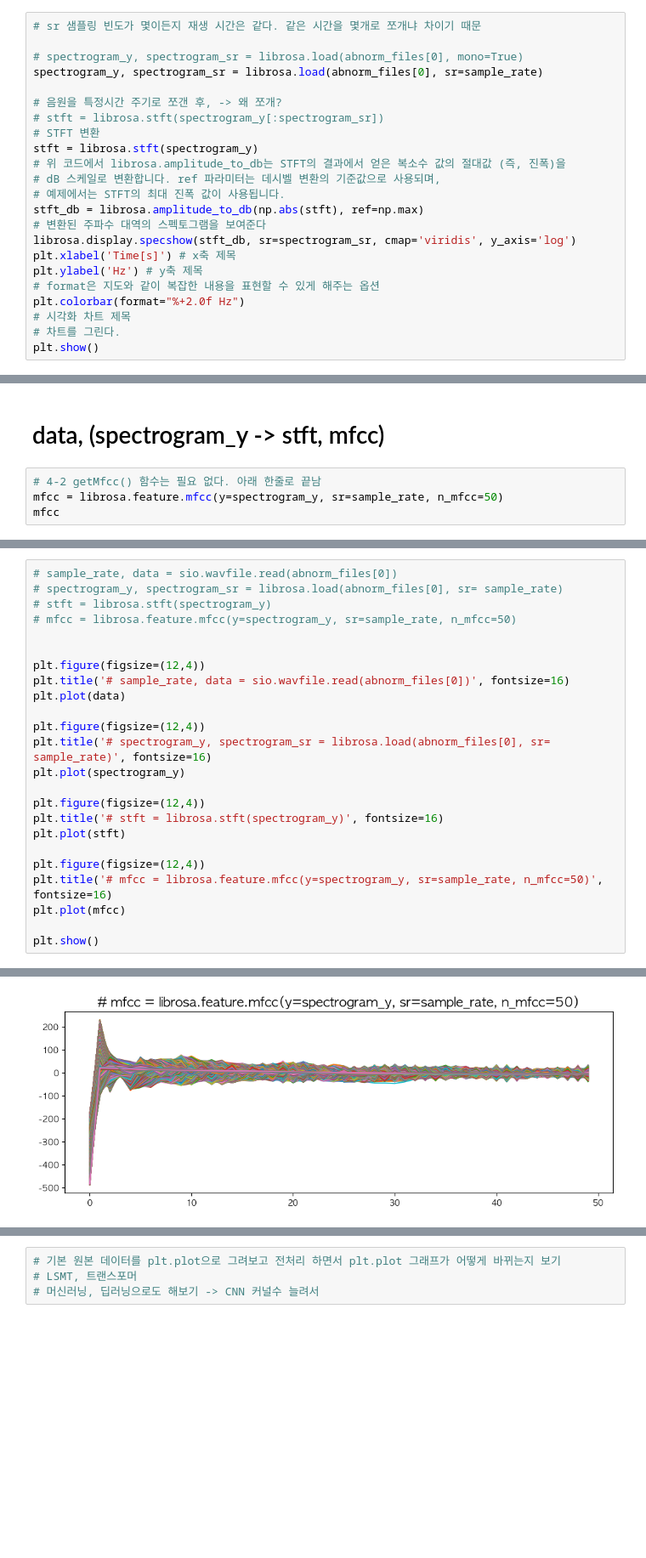
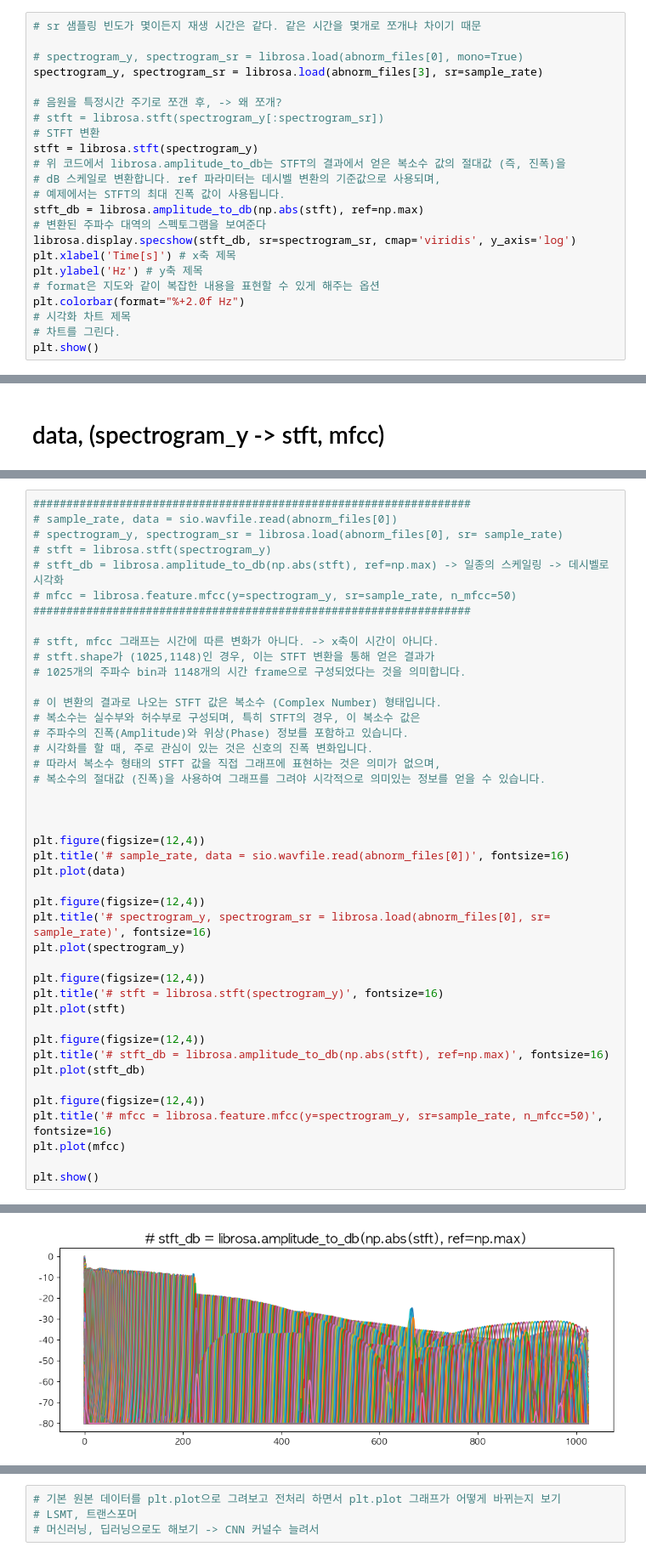
Before and after one commit to ParkSungHyon/audio_lstm, a Jupyter notebook: audio_lstm.ipynb, the cells around one changed output, grey strips where cells are left out. Shown at 85% size. Saved outputs shown, nothing was run; the diff lists cells and outputs as text; blank space fills up the shorter version.

```diff
--- a/audio_lstm.ipynb
+++ b/audio_lstm.ipynb
@@ -124,7 +124,7 @@ plt.plot(data[500000:])
 # sr 샘플링 빈도가 몇이든지 재생 시간은 같다. 같은 시간을 몇개로 쪼개냐 차이기 때문
 
 # spectrogram_y, spectrogram_sr = librosa.load(abnorm_files[0], mono=True)
-spectrogram_y, spectrogram_sr = librosa.load(abnorm_files[0], sr=sample_rate)
+spectrogram_y, spectrogram_sr = librosa.load(abnorm_files[3], sr=sample_rate)
 
 # 음원을 특정시간 주기로 쪼갠 후, -> 왜 쪼개?
 # stft = librosa.stft(spectrogram_y[:spectrogram_sr])
@@ -277,7 +293,3 @@ mfcc Shape[0]:  50
 mfcc Shape[1]:  1148
 # %% [markdown]
 # data, (spectrogram_y -> stft, mfcc)
-# %%
-# 4-2 getMfcc() 함수는 필요 없다. 아래 한줄로 끝남
-mfcc = librosa.feature.mfcc(y=spectrogram_y, sr=sample_rate, n_mfcc=50)
-mfcc
@@ -302,29 +302,48 @@ mfcc.shape
 # %%
+##################################################################
 # sample_rate, data = sio.wavfile.read(abnorm_files[0])
 # spectrogram_y, spectrogram_sr = librosa.load(abnorm_files[0], sr= sample_rate)
 # stft = librosa.stft(spectrogram_y)
+# stft_db = librosa.amplitude_to_db(np.abs(stft), ref=np.max) -> 일종의 스케일링 -> 데시벨로 시각화
 # mfcc = librosa.feature.mfcc(y=spectrogram_y, sr=sample_rate, n_mfcc=50)
+##################################################################
+
+# stft, mfcc 그래프는 시간에 따른 변화가 아니다. -> x축이 시간이 아니다.
+# stft.shape가 (1025,1148)인 경우, 이는 STFT 변환을 통해 얻은 결과가
+# 1025개의 주파수 bin과 1148개의 시간 frame으로 구성되었다는 것을 의미합니다.
+
+# 이 변환의 결과로 나오는 STFT 값은 복소수 (Complex Number) 형태입니다.
+# 복소수는 실수부와 허수부로 구성되며, 특히 STFT의 경우, 이 복소수 값은
+# 주파수의 진폭(Amplitude)와 위상(Phase) 정보를 포함하고 있습니다.
+# 시각화를 할 때, 주로 관심이 있는 것은 신호의 진폭 변화입니다.
+# 따라서 복소수 형태의 STFT 값을 직접 그래프에 표현하는 것은 의미가 없으며,
+# 복소수의 절대값 (진폭)을 사용하여 그래프를 그려야 시각적으로 의미있는 정보를 얻을 수 있습니다.
+
 
 
 plt.figure(figsize=(12,4))
 plt.title('# sample_rate, data = sio.wavfile.read(abnorm_files[0])', fontsize=16)
 plt.plot(data)
 
 plt.figure(figsize=(12,4))
 plt.title('# spectrogram_y, spectrogram_sr = librosa.load(abnorm_files[0], sr= sample_rate)', fontsize=16)
 plt.plot(spectrogram_y)
 
 plt.figure(figsize=(12,4))
 plt.title('# stft = librosa.stft(spectrogram_y)', fontsize=16)
 plt.plot(stft)
 
 plt.figure(figsize=(12,4))
+plt.title('# stft_db = librosa.amplitude_to_db(np.abs(stft), ref=np.max)', fontsize=16)
+plt.plot(stft_db)
+
+plt.figure(figsize=(12,4))
 plt.title('# mfcc = librosa.feature.mfcc(y=spectrogram_y, sr=sample_rate, n_mfcc=50)', fontsize=16)
 plt.plot(mfcc)
 
 plt.show()
 # %% [output]
 [figure]
 [figure]
 [figure]
-[figure, old version]
+[figure, new version]
```
Also changed, not shown: parts of 15 cells of this notebook.
